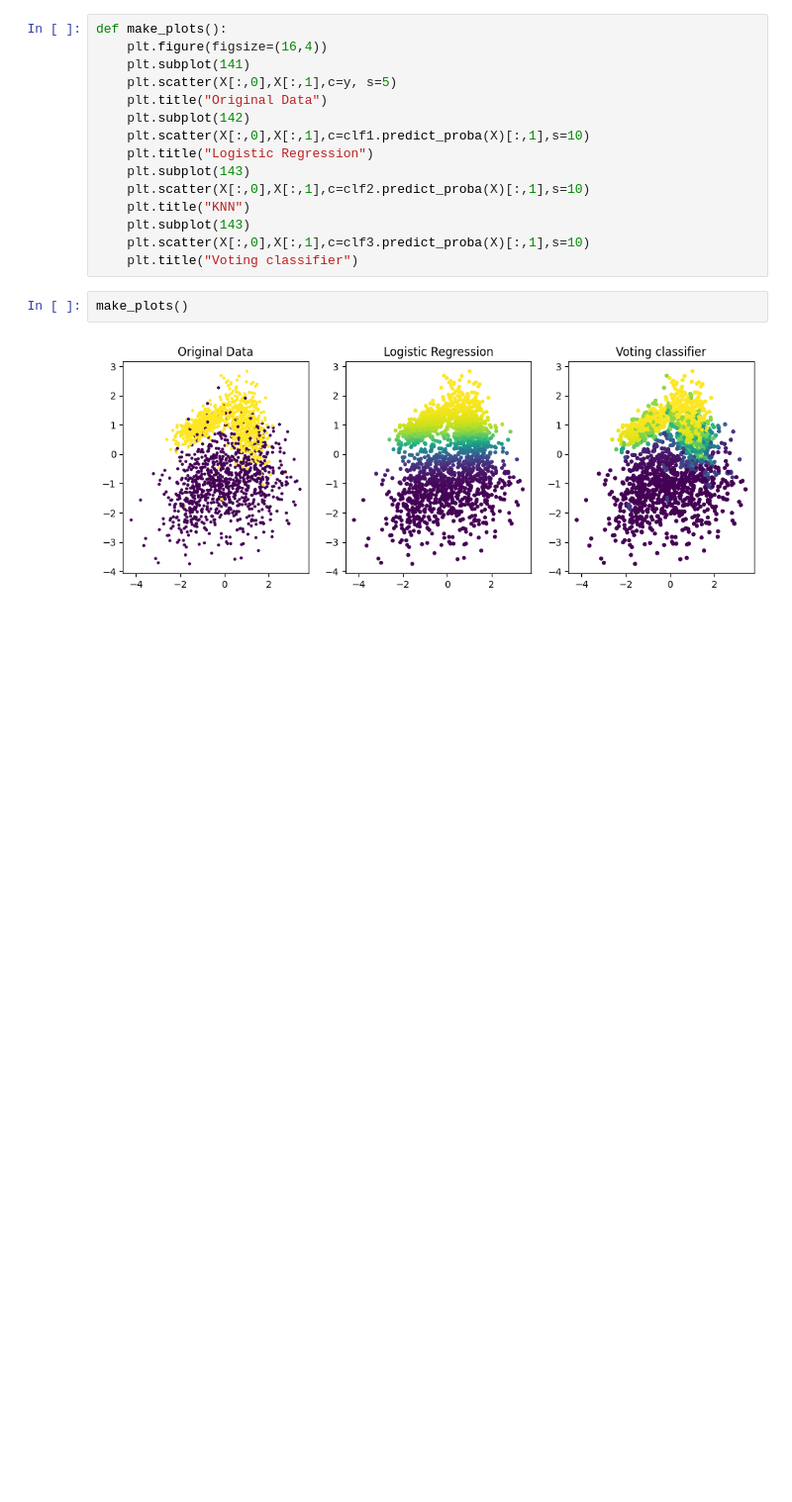
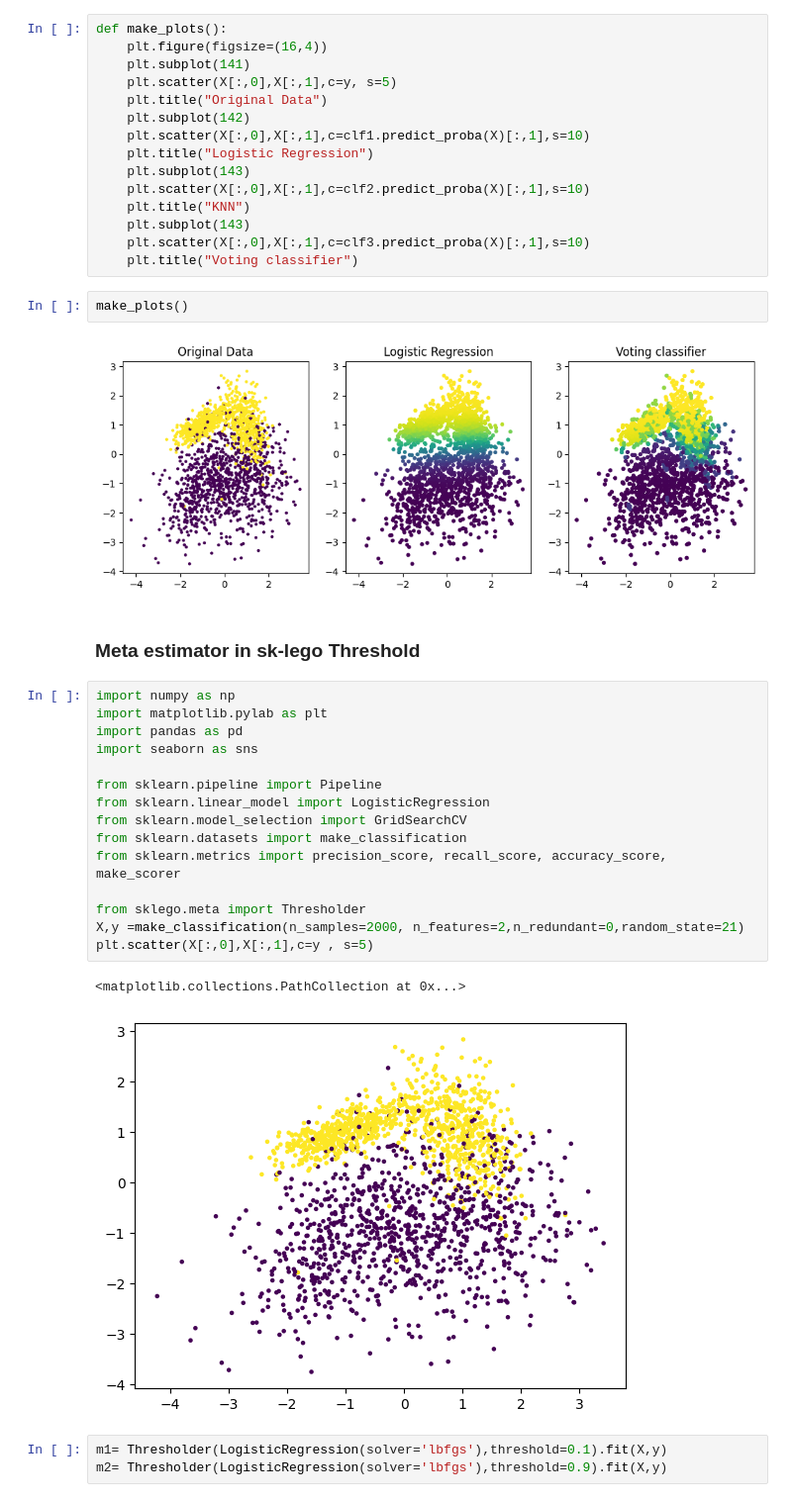
Before and after one commit to ijazkhan101/Machine-Learning-with-Python-20Days, a Jupyter notebook: MLDay05/Meta estimator voting classifier.ipynb, the cells around one changed output. Shown at 99% size. Cells and saved outputs as stored; diff of their text form; blank space fills up the shorter version.

```diff
--- a/MLDay05/Meta estimator voting classifier.ipynb
+++ b/MLDay05/Meta estimator voting classifier.ipynb
@@ -101,3 +101,26 @@ def make_plots():
 make_plots()
 # %% [output]
 [figure]
+# %% [markdown]
+### Meta estimator in sk-lego Threshold
+# %%
+import numpy as np
+import matplotlib.pylab as plt
+import pandas as pd
+import seaborn as sns
+
+from sklearn.pipeline import Pipeline
+from sklearn.linear_model import LogisticRegression
+from sklearn.model_selection import GridSearchCV
+from sklearn.datasets import make_classification
+from sklearn.metrics import precision_score, recall_score, accuracy_score, make_scorer
+
+from sklego.meta import Thresholder
+X,y =make_classification(n_samples=2000, n_features=2,n_redundant=0,random_state=21)
+plt.scatter(X[:,0],X[:,1],c=y , s=5)
+# %% [output]
+<matplotlib.collections.PathCollection at 0x...>
+[figure, added]
+# %%
+m1= Thresholder(LogisticRegression(solver='lbfgs'),threshold=0.1).fit(X,y)
+m2= Thresholder(LogisticRegression(solver='lbfgs'),threshold=0.9).fit(X,y)
```
Also changed, not shown: parts of 1 cell of this notebook.
